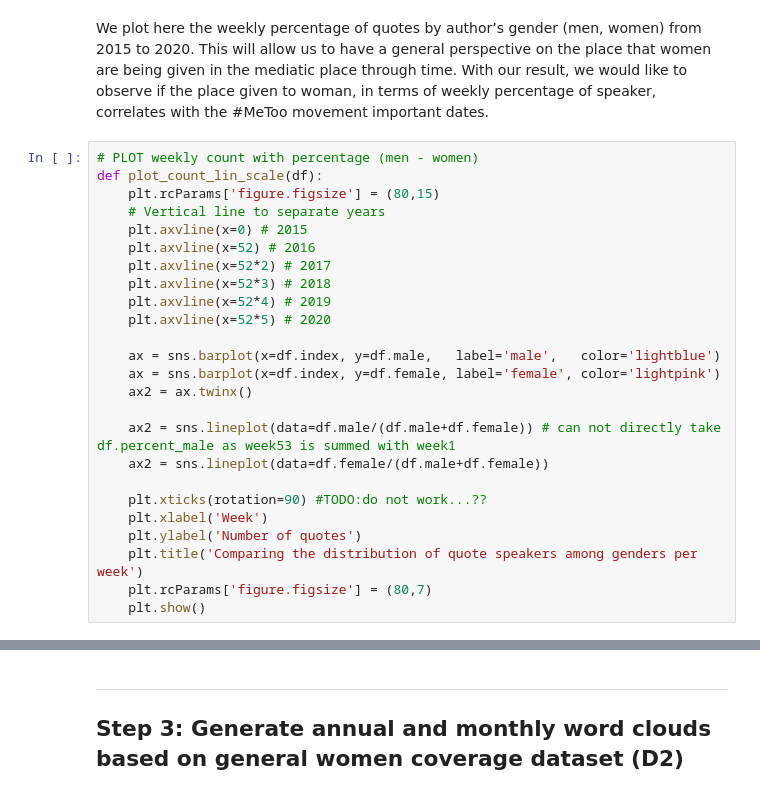
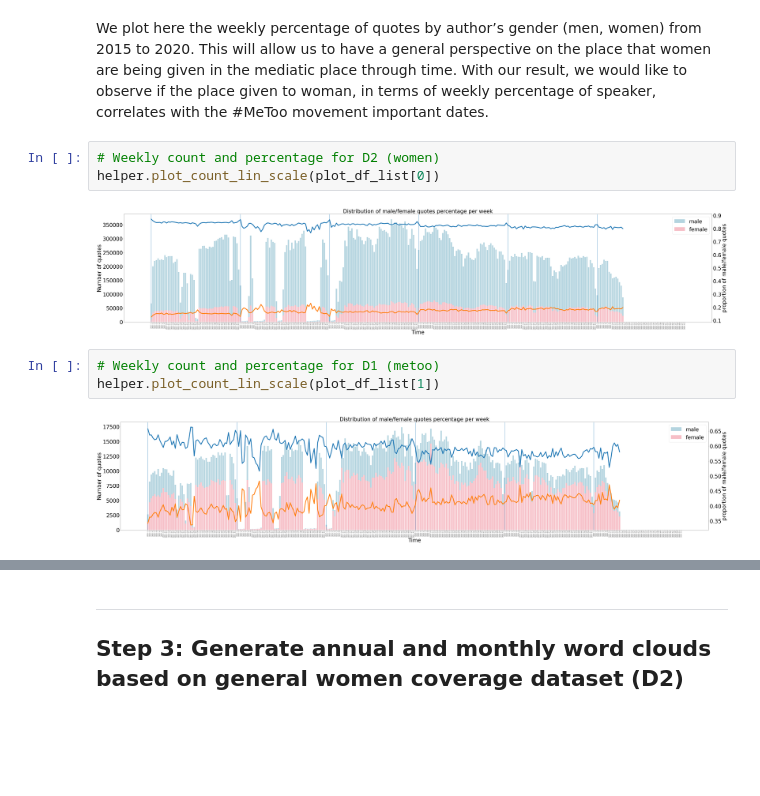
Before and after one commit to epfl-ada/ada-2021-project-adacadabras, a Jupyter notebook: metoo-media-impact-women.ipynb, the cells around one changed output, grey strips where cells are left out. Drawn from its saved outputs; the diff is of its cells as text; blank space fills up the shorter version.

```diff
--- a/metoo-media-impact-women.ipynb
+++ b/metoo-media-impact-women.ipynb
@@ -626,30 +459,15 @@ TODO On those logarithmic-scale plots, we can clearly see the difference in the
 # %% [markdown]
 We plot here the weekly percentage of quotes by author’s gender (men, women) from 2015 to 2020. This will allow us to have a general perspective on the place that women are being given in the mediatic place through time.
 With our result, we would like to observe if the place given to woman, in terms of weekly percentage of speaker, correlates with the #MeToo movement important dates.
-# %%
-# PLOT weekly count with percentage (men - women)
-def plot_count_lin_scale(df):
-    plt.rcParams['figure.figsize'] = (80,15)
-    # Vertical line to separate years
-    plt.axvline(x=0) # 2015
-    plt.axvline(x=52) # 2016
-    plt.axvline(x=52*2) # 2017
-    plt.axvline(x=52*3) # 2018
-    plt.axvline(x=52*4) # 2019
-    plt.axvline(x=52*5) # 2020
-
-    ax = sns.barplot(x=df.index, y=df.male,   label='male',   color='lightblue')
-    ax = sns.barplot(x=df.index, y=df.female, label='female', color='lightpink')
-    ax2 = ax.twinx()
-
-    ax2 = sns.lineplot(data=df.male/(df.male+df.female)) # can not directly take df.percent_male as week53 is summed with week1
-    ax2 = sns.lineplot(data=df.female/(df.male+df.female))
-
-    plt.xticks(rotation=90) #TODO:do not work...??
-    plt.xlabel('Week')
-    plt.ylabel('Number of quotes')
-    plt.title('Comparing the distribution of quote speakers among genders per week')
-    plt.rcParams['figure.figsize'] = (80,7)
-    plt.show()
+# %%
+# Weekly count and percentage for D2 (women)
+helper.plot_count_lin_scale(plot_df_list[0])
+# %% [output]
+[figure, added]
+# %%
+# Weekly count and percentage for D1 (metoo)
+helper.plot_count_lin_scale(plot_df_list[1])
+# %% [output]
+[figure, added]
 # %%
 # Weekly count MeToo
```
Also changed, not shown: parts of 115 cells of this notebook, 1 other file.
